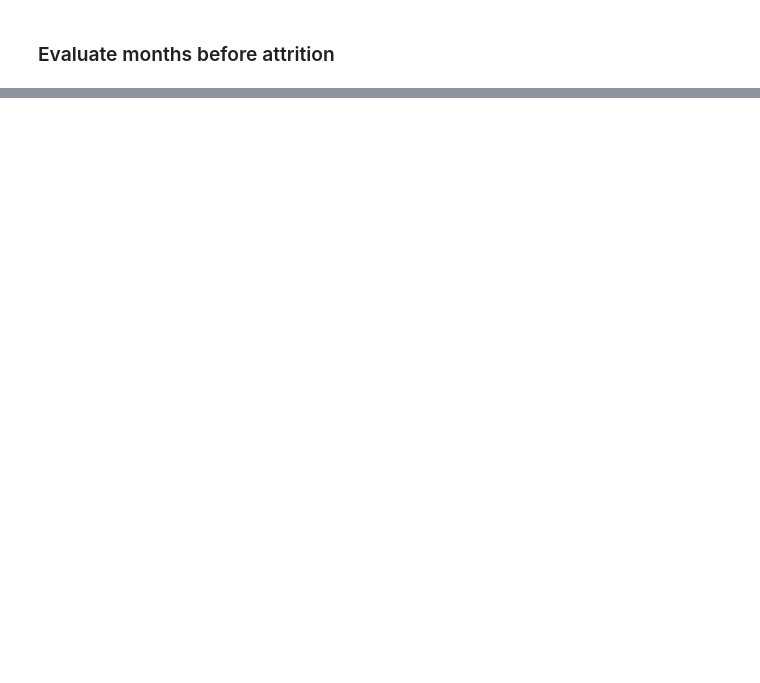
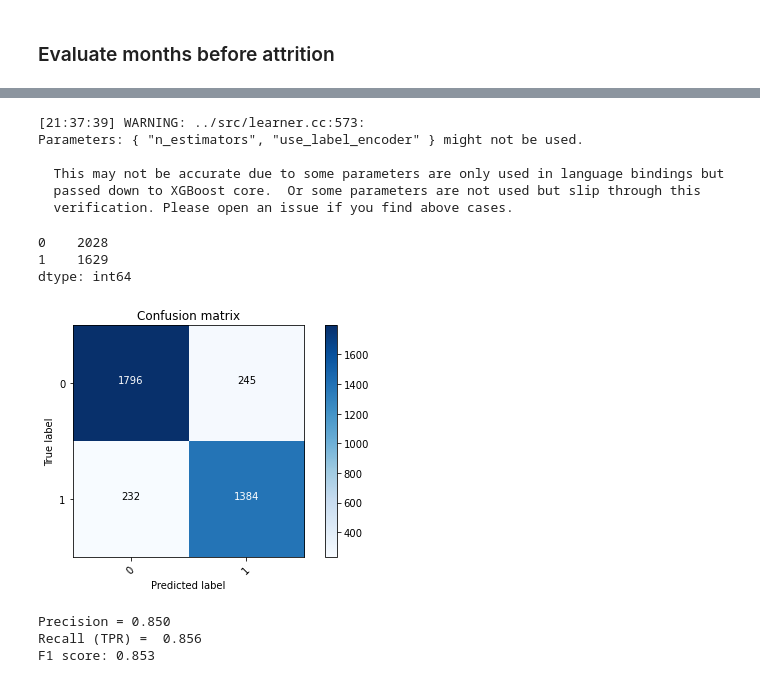
Before and after one commit to ada-nai/emp-attr, a Jupyter notebook: Notebook.ipynb, the cells around one changed output, grey strips where cells are left out. Saved outputs shown, nothing was run; the diff lists cells and outputs as text; code cells hidden in the pictures; blank space fills up the shorter version.

```diff
--- a/Notebook.ipynb
+++ b/Notebook.ipynb
@@ -218,0 +377,3 @@ target = 'attr_risk'
+# %%
+# Split into train, validation
+x_, x_val, y_, y_val = train_test_split(train_dv, y_train, test_size = 0.2, random_state= 42)
@@ -218,0 +415,37 @@ target = 'attr_risk'
+# %%
+# Final model parameter list; in case
+
+fin_params = {'objective': 'binary:logistic',
+ 'eval_metric': 'logloss',
+ 'use_label_encoder': False,
+ 'subsample': 0.9,
+ 'n_estimators': 75,
+ 'min_child_weight': 1,
+ 'max_depth': 10,
+ 'max_delta_step': 2,
+ 'learning_rate': 0.2,
+ 'booster': 'gbtree'}
+# %%
+# Train the subset of train data
+tmp_train = xgb.DMatrix(x_, y_)
+tmp_val = xgb.DMatrix(x_val, y_val)
+tmp_xgb = xgb.train(fin_params, tmp_train, num_boost_round = 100)
+# %% [output]
+[21:37:39] WARNING: ../src/learner.cc:573:
+Parameters: { "n_estimators", "use_label_encoder" } might not be used.
+
+  This may not be accurate due to some parameters are only used in language bindings but
+  passed down to XGBoost core.  Or some parameters are not used but slip through this
+  verification. Please open an issue if you find above cases.
+# %%
+# Evaluate on val set
+y_val_pred = tmp_xgb.predict(tmp_val)
+thresh = 0.5
+y_val_pred [y_val_pred > thresh] = 1
+y_val_pred [y_val_pred <= thresh] = 0
+y_val_pred = y_val_pred.astype('int')
+pd.Series(y_val_pred).value_counts()
+# %% [output]
+0    2028
+1    1629
+dtype: int64
@@ -218,0 +498,9 @@ target = 'attr_risk'
+# %%
+cm = confusion_matrix(y_val, y_val_pred)
+plot_confusion_matrix(cm, ['0', '1'])
+p, r, f1 = show_data(cm, print_res = 1)
+# %% [output]
+[figure, added]
+Precision = 0.850
+Recall (TPR) =  0.856
+F1 score: 0.853
```
Also changed, not shown: parts of 71 cells of this notebook, 1 other file.
